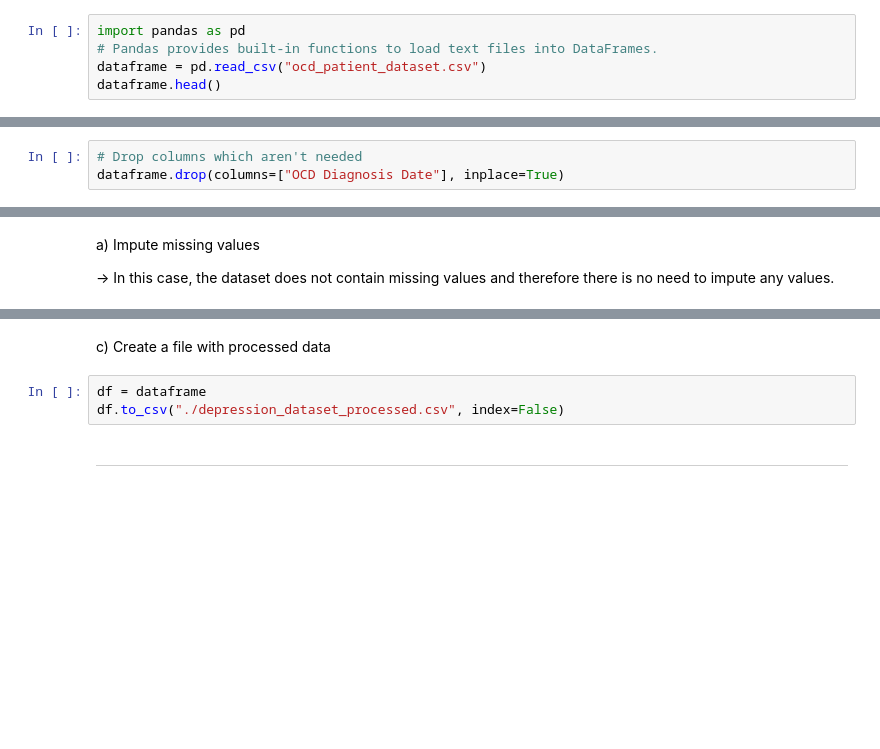
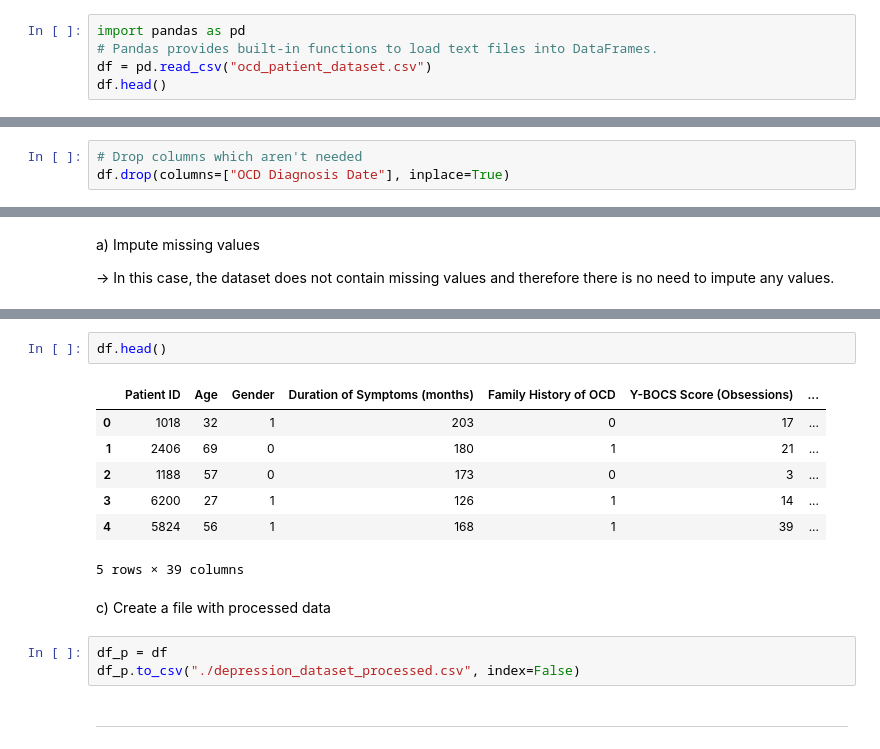
Before and after one commit to aalexakos/Depression-Detection, a Jupyter notebook: JupyterNotebookDepressionDataset.ipynb, the cells around one changed output, grey strips where cells are left out. Saved outputs shown, nothing was run; the diff lists cells and outputs as text; blank space fills up the shorter version.

```diff
--- a/JupyterNotebookDepressionDataset.ipynb
+++ b/JupyterNotebookDepressionDataset.ipynb
@@ -12,8 +12,8 @@ a) Load the dataset into a pandas DataFrame.
 # %%
 import pandas as pd
 # Pandas provides built-in functions to load text files into DataFrames.
-dataframe = pd.read_csv("ocd_patient_dataset.csv")
-dataframe.head()
+df = pd.read_csv("ocd_patient_dataset.csv")
+df.head()
 # %% [output]
 |  | Patient ID | Age | Gender | Ethnicity | Marital Status | Education Level | OCD Diagnosis Date | ... |
 | 0 | 1018 | 32 | Female | African | Single | Some College | 15/07/2016 | ... |
@@ -79,4 +87,4 @@ dataframe["Education Level"] = pd.Categorical(dataframe["Education Level"], cate
 # %%
 # Drop columns which aren't needed
-dataframe.drop(columns=["OCD Diagnosis Date"], inplace=True)
+df.drop(columns=["OCD Diagnosis Date"], inplace=True)
 # %%
@@ -130,8 +234,18 @@ b) Rename columns (if wanted)
+# %%
+df.head()
+# %% [output]
+|  | Patient ID | Age | Gender | Duration of Symptoms (months) | Family History of OCD | Y-BOCS Score (Obsessions) | ... |
+| 0 | 1018 | 32 | 1 | 203 | 0 | 17 | ... |
+| 1 | 2406 | 69 | 0 | 180 | 1 | 21 | ... |
+| 2 | 1188 | 57 | 0 | 173 | 0 | 3 | ... |
+| 3 | 6200 | 27 | 1 | 126 | 1 | 14 | ... |
+| 4 | 5824 | 56 | 1 | 168 | 1 | 39 | ... |
+5 rows × 39 columns
 # %% [markdown]
 c) Create a file with processed data
 # %%
-df = dataframe
-df.to_csv("./depression_dataset_processed.csv", index=False)
+df_p = df
+df_p.to_csv("./depression_dataset_processed.csv", index=False)
 # %% [markdown]
 ---
 # %% [markdown]
```
Also changed, not shown: parts of 35 cells of this notebook, 2 other files.
